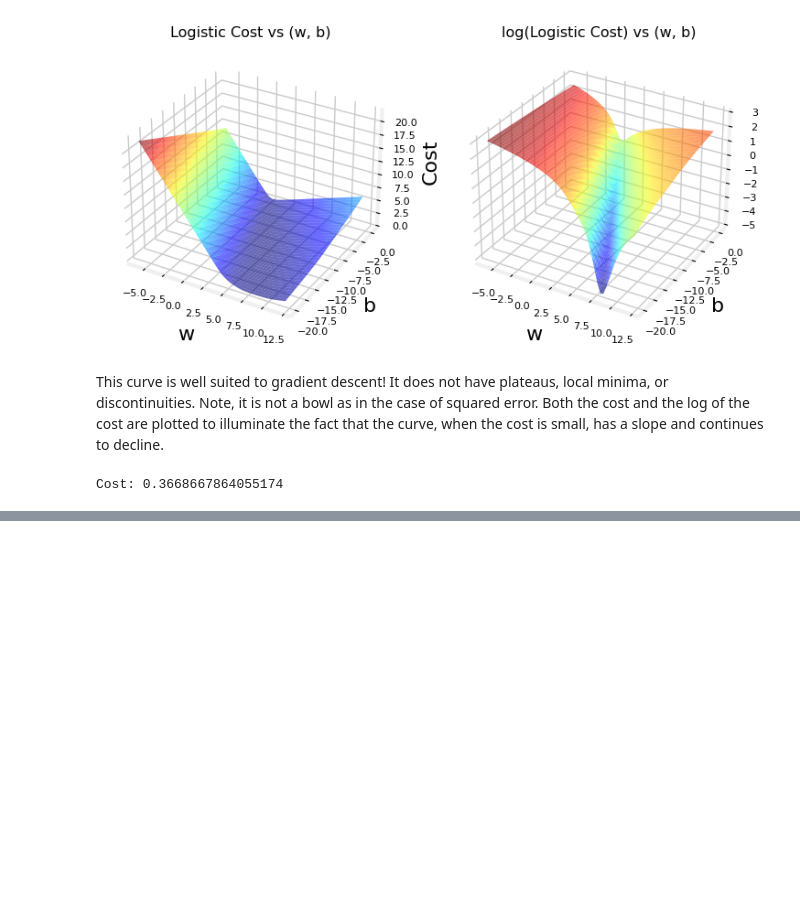
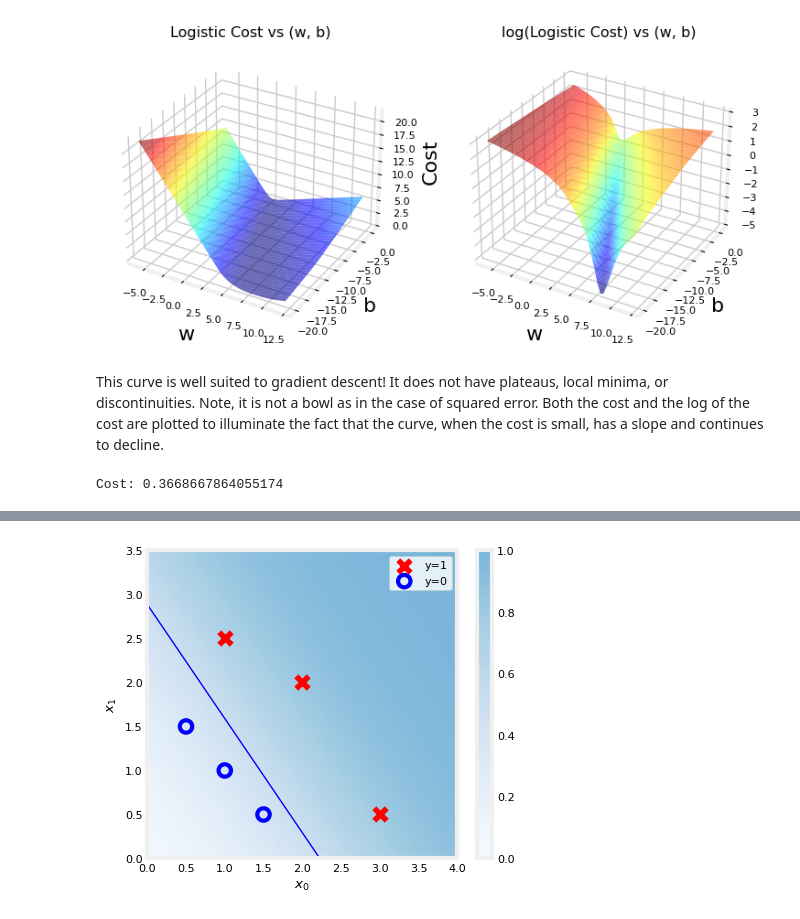
Before and after one commit to KumaarBalbir/py101, a Jupyter notebook: ml/supervised-classification.ipynb, the cells around one changed output, grey strips where cells are left out. Cells and saved outputs as stored; diff of their text form; code cells hidden in the pictures; blank space fills up the shorter version.

Commit message:
ml:log reg grad descent

```diff
--- a/ml/supervised-classification.ipynb
+++ b/ml/supervised-classification.ipynb
@@ -190,3 +190,18 @@ cost = compute_logistic_cost(X_train, y_train, w, b)
 print("Cost:",cost)
 # %% [output]
 Cost: 0.3668667864055174
+# %%
+def logistic_output(X, w, b):
+  """
+  Computes the prediction for logistic regression
+
+  Args:
+      X (ndarray (m,n)): Data, m examples with n features
+      w (ndarray (n,)): model parameters
+      b (scalar)      : model parameter
+  Returns:
+      y_pred (ndarray (m,)) : predicted values for X
+  """
+  z = np.dot(X, w) + b
+  pred = sigmoid(z)
+  return pred
@@ -192,0 +280,12 @@ Cost: 0.3668667864055174
+# %%
+X = np.array([[0.5, 1.5], [1,1], [1.5, 0.5], [3, 0.5], [2, 2], [1, 2.5]])
+y = np.array([0, 0, 0, 1, 1, 1])
+# %%
+w_init = np.zeros_like(X[0])
+b_init = 0
+alpha = 0.01
+num_iters = 1000
+batch_size = 2
+w_out, b_out, J_history, P_history = gradient_descent(X, y, w_init, b_init, compute_logistic_cost, compute_logistic_gradient, alpha, num_iters, batch_size)
+print("Final w:", w_out)
+print("Final b:", b_out)
@@ -192,0 +305,19 @@ Cost: 0.3668667864055174
+# %%
+from plt_quad_logistic import plt_prob
+fig,ax = plt.subplots(1,1,figsize=(5,4))
+# plot the probability
+plt_prob(ax, w_out, b_out)
+
+# Plot the original data
+ax.set_ylabel(r'$x_1$')
+ax.set_xlabel(r'$x_0$')
+ax.axis([0, 4, 0, 3.5])
+plot_data(X,y,ax)
+
+# Plot the decision boundary
+x0 = -b_out/w_out[0]
+x1 = -b_out/w_out[1]
+ax.plot([0,x0],[x1,0], c="blue", lw=1)
+plt.show()
+# %% [output]
+[figure, added]
```
Also changed, not shown: parts of 3 cells of this notebook.
